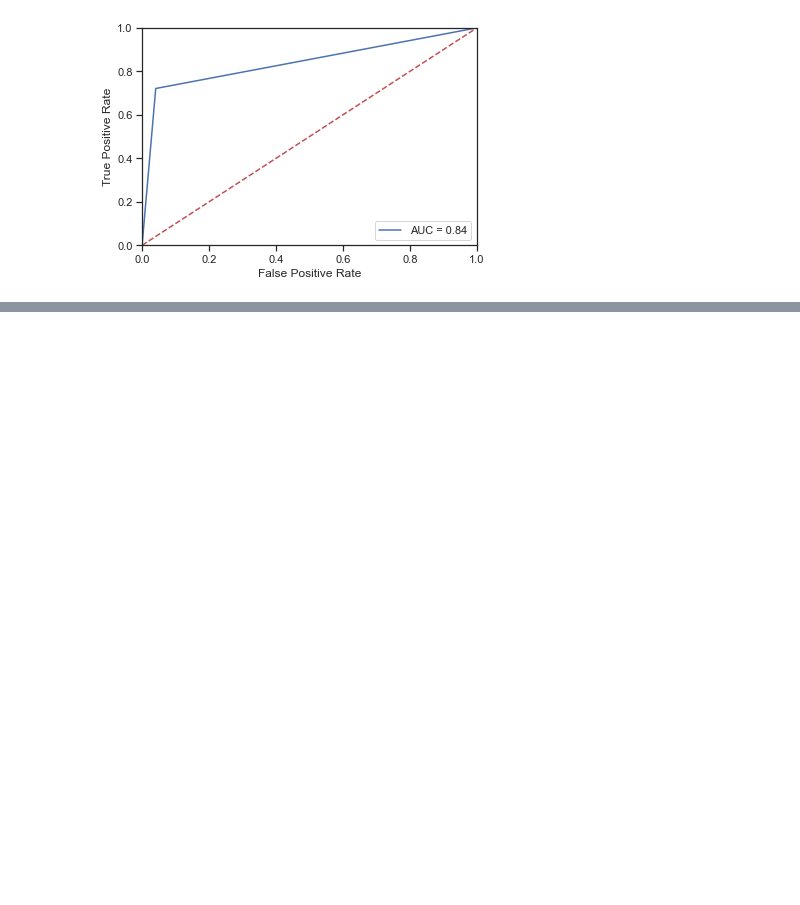
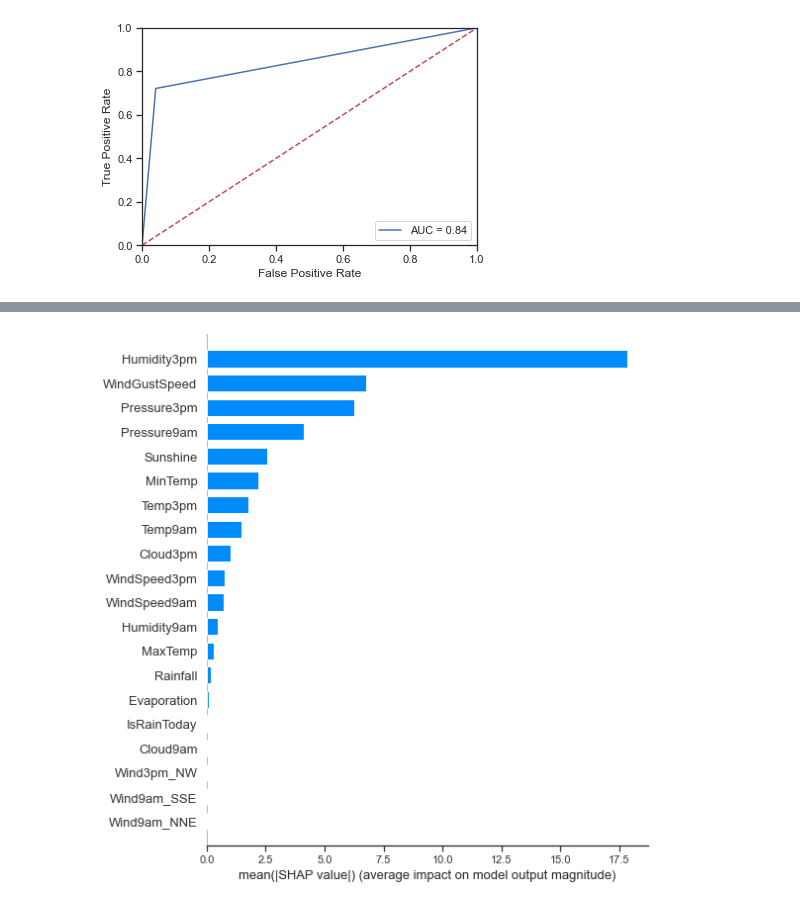
Before and after one commit to ravisiv/AussieWeatherEDA, a Jupyter notebook: MiniLab_Group3_Chowdhury_Mittal_Srivastava_Sivaraman.ipynb, the cells around one changed output, grey strips where cells are left out. Cells and saved outputs as stored; diff of their text form; code cells hidden in the pictures; blank space fills up the shorter version.

```diff
--- a/MiniLab_Group3_Chowdhury_Mittal_Srivastava_Sivaraman.ipynb
+++ b/MiniLab_Group3_Chowdhury_Mittal_Srivastava_Sivaraman.ipynb
@@ -1022,8 +1135,9 @@ df_model
 import shap # SHAP for Explaining Models
 shap.initjs()
 # Create a tree explainer and understanding the values we have
-shap_ex = shap.LinearExplainer(lr_clf, X_test)
+shap_ex = shap.LinearExplainer(top_lr_model, X_test)
 vals = shap_ex.shap_values(X_test)
 shap.summary_plot(vals, df_model.columns, plot_type="bar")
 
 # Reference: https://shap.readthedocs.io/en/latest/
+# %% [output]
@@ -1029,0 +1145 @@ shap.summary_plot(vals, df_model.columns, plot_type="bar")
+[figure, added]
```
Also changed, not shown: parts of 45 cells of this notebook.
